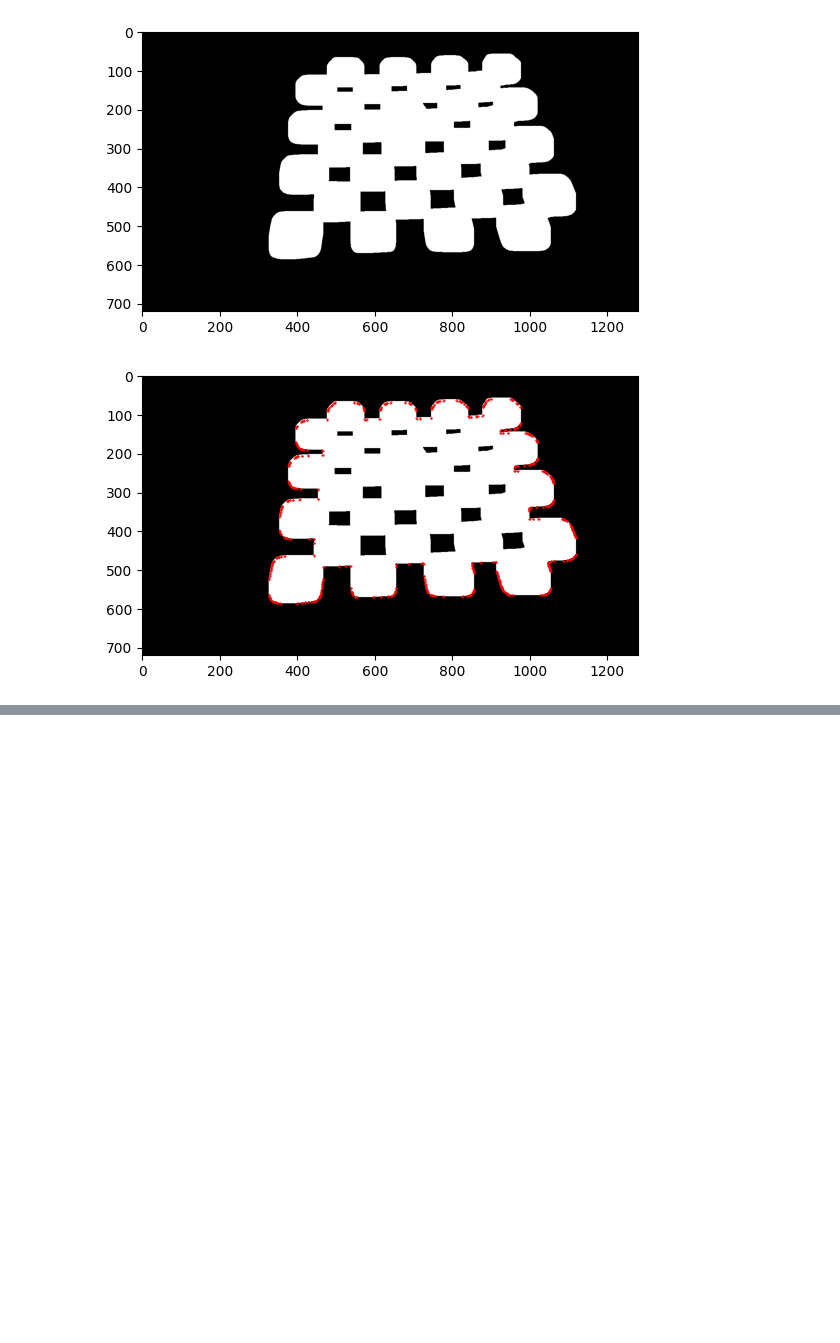
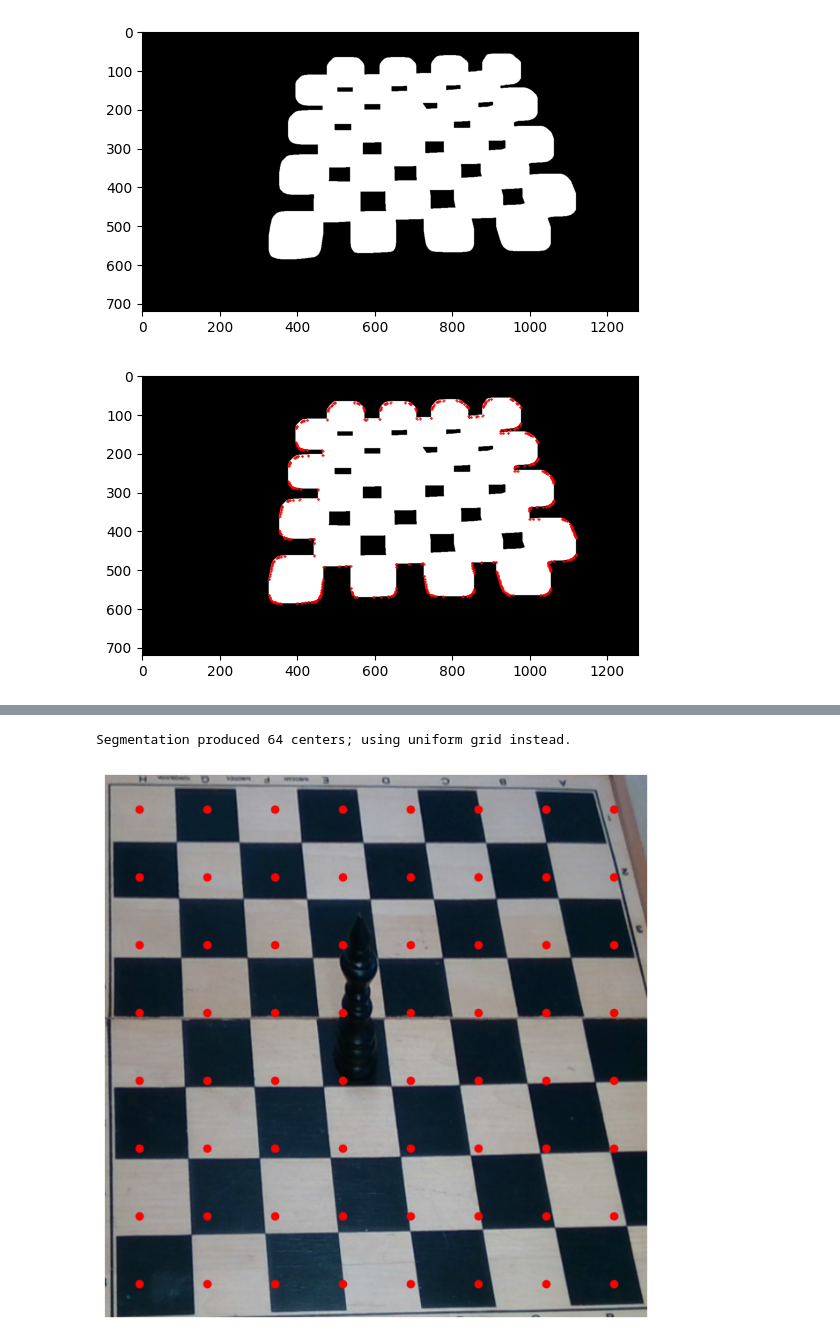
Before and after one commit to tbergkvist/FRTN85_group8, a Jupyter notebook: chess_board_positions.ipynb, the cells around one changed output, grey strips where cells are left out. Drawn from its saved outputs; the diff is of its cells as text; code cells hidden in the pictures; blank space fills up the shorter version.

```diff
--- a/chess_board_positions.ipynb
+++ b/chess_board_positions.ipynb
@@ -193,0 +237,44 @@ plt.imshow(warped)
+# %%
+area_threshold = warped.shape[0] * warped.shape[1] / 200
+
+candidate_centers = []
+for mask in (dark_mask, light_mask):
+    labels_mask = label(mask)
+    for region in regionprops(labels_mask):
+        if region.area >= area_threshold:
+            candidate_centers.append([region.centroid[1], region.centroid[0]])
+
+candidate_centers = np.array(candidate_centers)
+if candidate_centers.size:
+    rounded = np.round(candidate_centers).astype(int)
+    _, unique_idx = np.unique(rounded, axis=0, return_index=True)
+    candidate_centers = candidate_centers[np.sort(unique_idx)]
+    ordering = np.lexsort((candidate_centers[:, 0], candidate_centers[:, 1]))
+    candidate_centers = candidate_centers[ordering]
+else:
+    candidate_centers = np.empty((0, 2))
+
+expected_cells = 8 * 8
+if candidate_centers.shape[0] != expected_cells:
+    cell_size_x = warped.shape[1] / 8.0
+    cell_size_y = warped.shape[0] / 8.0
+    xs = (np.arange(8) + 0.5) * cell_size_x
+    ys = (np.arange(8) + 0.5) * cell_size_y
+    grid_x, grid_y = np.meshgrid(xs, ys)
+    candidate_centers = np.column_stack((grid_x.ravel(), grid_y.ravel()))
+    print(
+        f"Segmentation produced {candidate_centers.shape[0]} centers; using uniform grid instead."
+    )
+else:
+    print(f"Segmentation succeeded with {candidate_centers.shape[0]} centers.")
+
+cell_centers = candidate_centers
+
+plt.figure(figsize=(8, 8))
+plt.imshow(warped)
+plt.scatter(cell_centers[:, 0], cell_centers[:, 1], s=35, c="red")
+plt.axis("off")
+plt.show()
+# %% [output]
+Segmentation produced 64 centers; using uniform grid instead.
+[figure, added]
```
Also changed, not shown: parts of 6 cells of this notebook, 1 other file.
